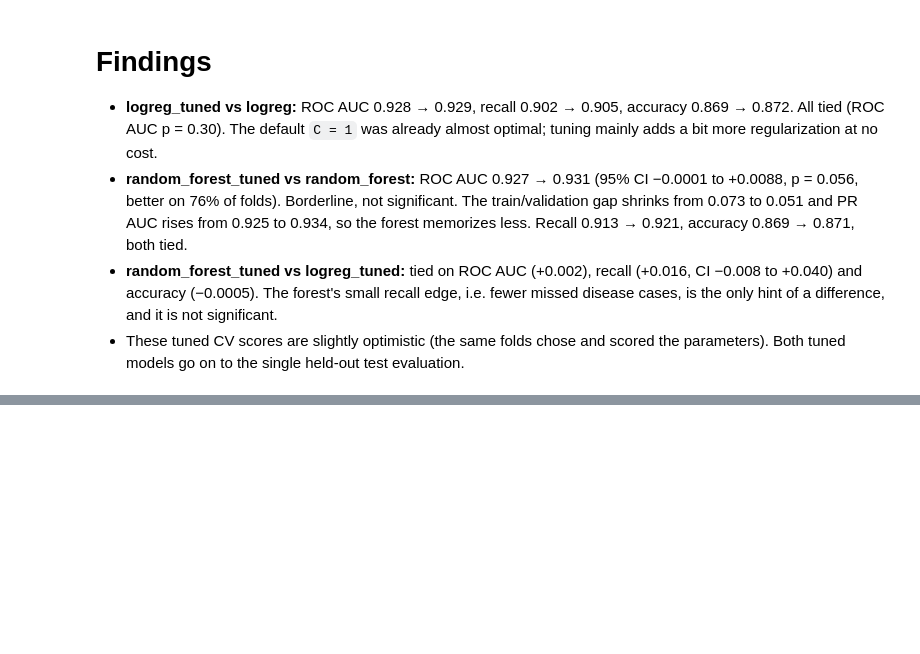
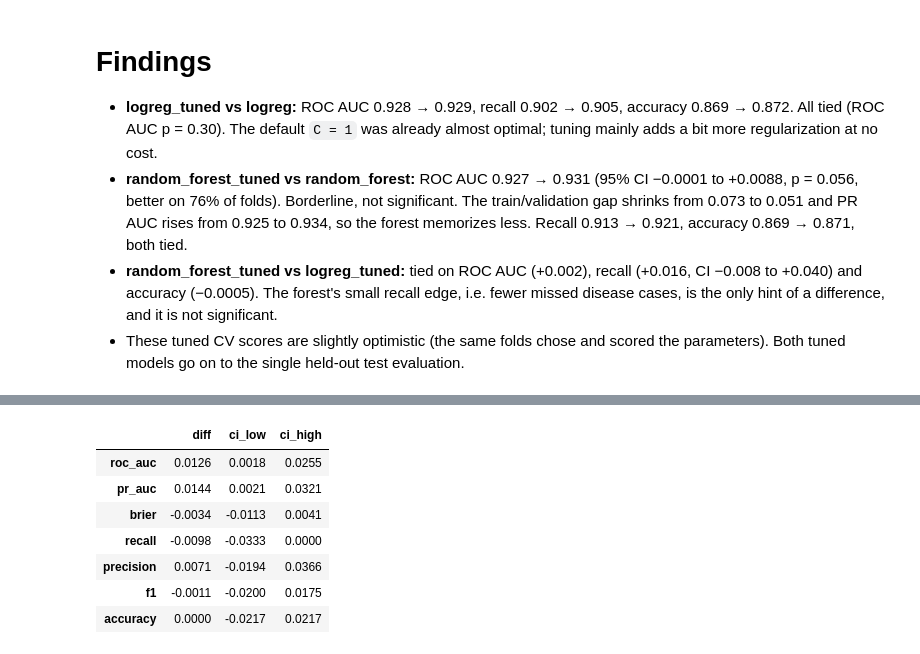
Before and after one commit to kostastranop/Heart-Failure, a Jupyter notebook: notebooks/02_modeling.ipynb, the cells around one changed output, grey strips where cells are left out. Drawn from its saved outputs; the diff is of its cells as text; code cells hidden in the pictures; blank space fills up the shorter version.

```diff
--- a/notebooks/02_modeling.ipynb
+++ b/notebooks/02_modeling.ipynb
@@ -483,0 +561,19 @@ pd.DataFrame(rows).set_index(["comparison", "metric"]).round(4)
+# %%
+# Paired test-set difference: random_forest_tuned minus logreg_tuned on the same bootstrap samples.
+# Positive = forest higher. For brier, higher is worse.
+wide = boot.pivot(index="boot", columns="model")
+diff = (wide.xs("random_forest_tuned", level="model", axis=1)
+        - wide.xs("logreg_tuned", level="model", axis=1))[TEST_METRICS]
+point_diff = pd.Series(test_scores(y_test, proba["random_forest_tuned"])) \
+    - pd.Series(test_scores(y_test, proba["logreg_tuned"]))
+pd.DataFrame({"diff": point_diff[TEST_METRICS],
+              "ci_low": diff.quantile(0.025), "ci_high": diff.quantile(0.975)}).round(4)
+# %% [output]
+|  | diff | ci_low | ci_high |
+| roc_auc | 0.0126 | 0.0018 | 0.0255 |
+| pr_auc | 0.0144 | 0.0021 | 0.0321 |
+| brier | -0.0034 | -0.0113 | 0.0041 |
+| recall | -0.0098 | -0.0333 | 0.0000 |
+| precision | 0.0071 | -0.0194 | 0.0366 |
+| f1 | -0.0011 | -0.0200 | 0.0175 |
+| accuracy | 0.0000 | -0.0217 | 0.0217 |
```
Also changed, not shown: parts of 16 cells of this notebook, 31 other files.
